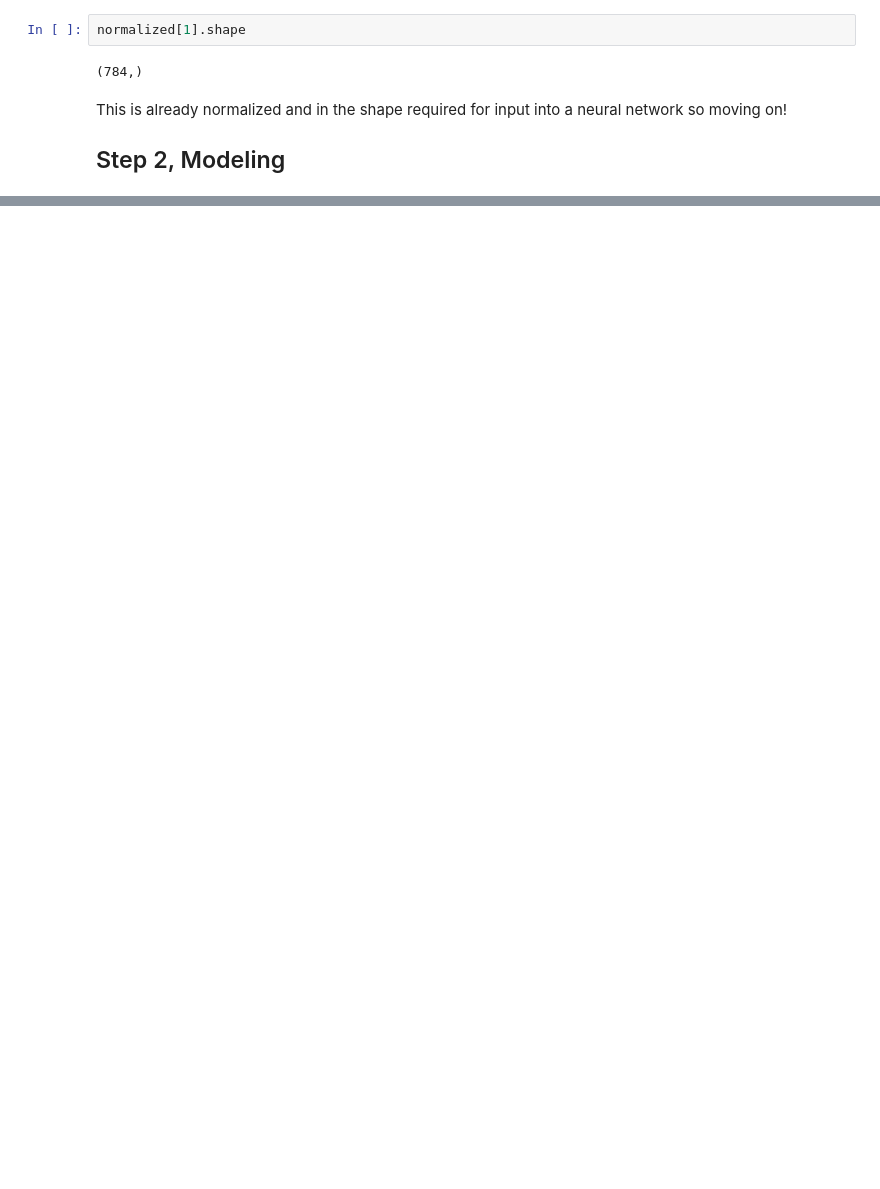
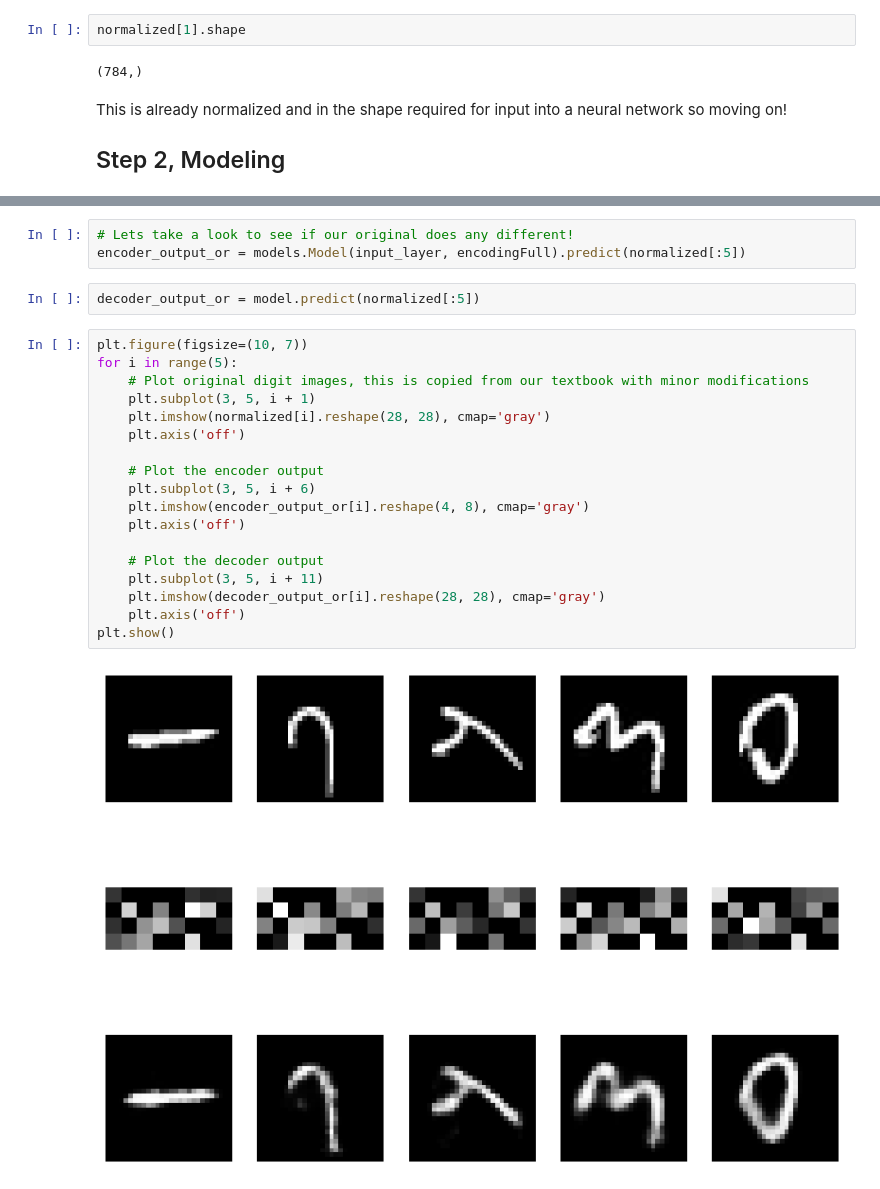
Before and after one commit to DantonCoote/My_RRC_HUB, a Jupyter notebook: Group9_Assign5_DantonCoote.ipynb, the cells around one changed output, grey strips where cells are left out. Drawn from its saved outputs; the diff is of its cells as text; blank space fills up the shorter version.

```diff
--- a/Group9_Assign5_DantonCoote.ipynb
+++ b/Group9_Assign5_DantonCoote.ipynb
@@ -45,0 +236,25 @@ This is already normalized and in the shape required for input into a neural net
+# %%
+# Lets take a look to see if our original does any different!
+encoder_output_or = models.Model(input_layer, encodingFull).predict(normalized[:5])
+# %%
+decoder_output_or = model.predict(normalized[:5])
+# %%
+plt.figure(figsize=(10, 7))
+for i in range(5):
+    # Plot original digit images, this is copied from our textbook with minor modifications
+    plt.subplot(3, 5, i + 1)
+    plt.imshow(normalized[i].reshape(28, 28), cmap='gray')
+    plt.axis('off')
+
+    # Plot the encoder output
+    plt.subplot(3, 5, i + 6)
+    plt.imshow(encoder_output_or[i].reshape(4, 8), cmap='gray')
+    plt.axis('off')
+
+    # Plot the decoder output
+    plt.subplot(3, 5, i + 11)
+    plt.imshow(decoder_output_or[i].reshape(28, 28), cmap='gray')
+    plt.axis('off')
+plt.show()
+# %% [output]
+[figure, added]
```
Also changed, not shown: parts of 28 cells of this notebook.
